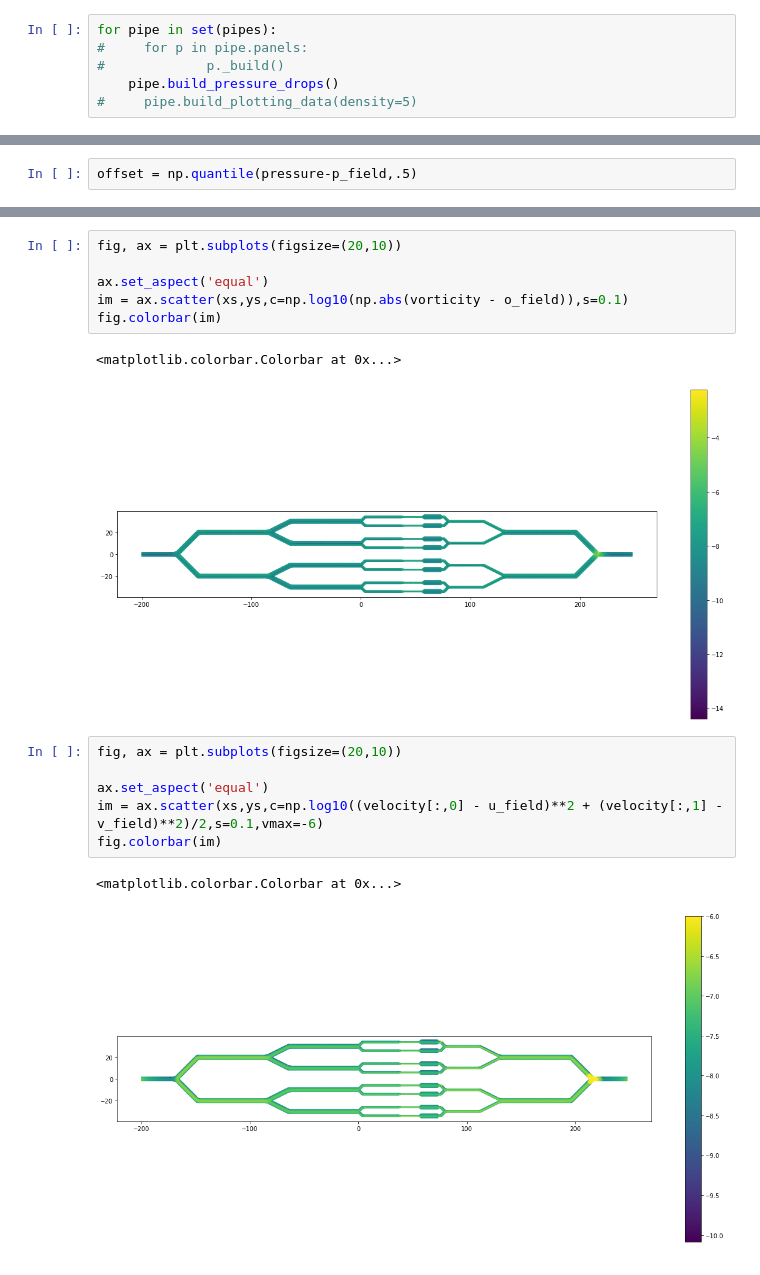
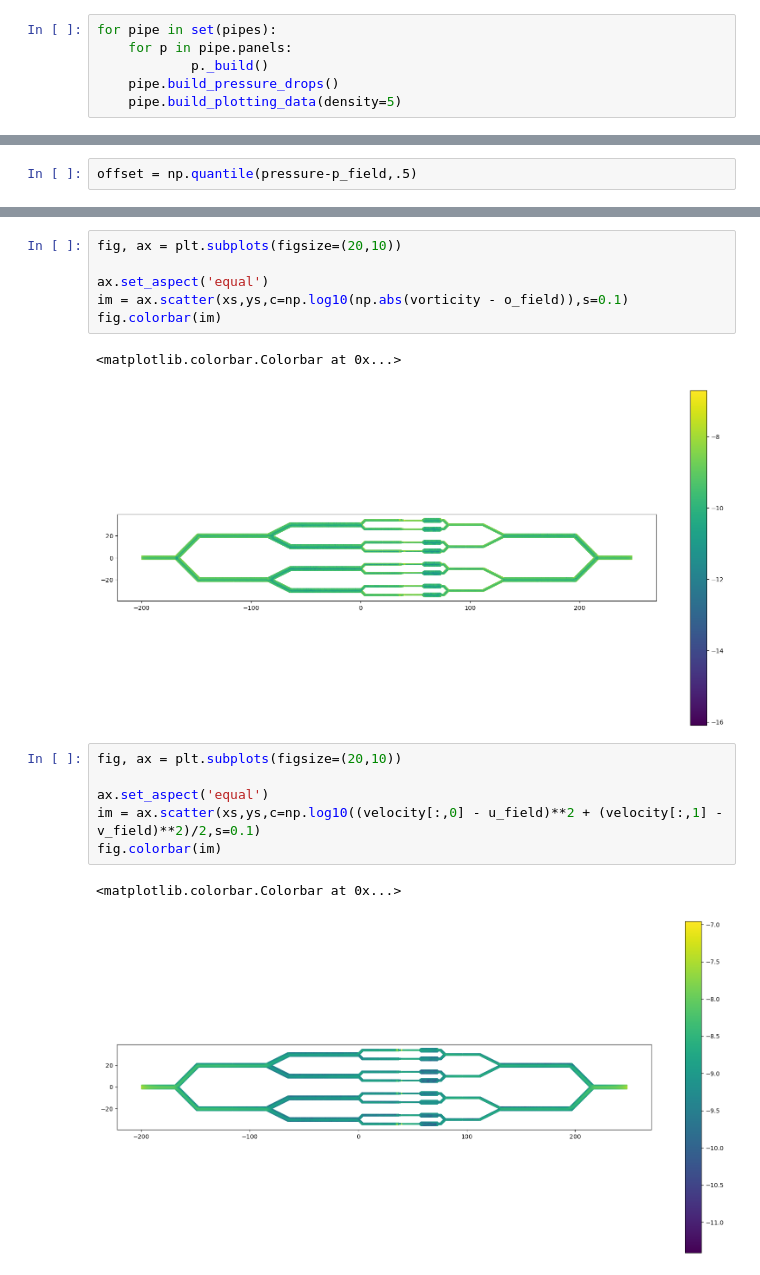
Before and after one commit to WangHaiYang874/stokes2d, a Jupyter notebook: exp3-copy/connecting.ipynb, the cells around one changed output, grey strips where cells are left out. Cells and saved outputs as stored; diff of their text form.

```diff
--- a/exp3-copy/connecting.ipynb
+++ b/exp3-copy/connecting.ipynb
@@ -22,7 +22,7 @@ with open('global_built.pickle', 'rb') as f:
     global_pipe = pickle.load(f)
 # %%
 for pipe in set(pipes):
-#     for p in pipe.panels:
-#             p._build()
+    for p in pipe.panels:
+            p._build()
     pipe.build_pressure_drops()
-#     pipe.build_plotting_data(density=5)
+    pipe.build_plotting_data(density=5)
@@ -127,13 +125,13 @@ im = ax.scatter(xs,ys,c=np.log10(np.abs(vorticity - o_field)),s=0.1)
 fig.colorbar(im)
 # %% [output]
 <matplotlib.colorbar.Colorbar at 0x...>
-[figure, old version]
+[figure, new version]
 # %%
 fig, ax = plt.subplots(figsize=(20,10))
 
 ax.set_aspect('equal')
-im = ax.scatter(xs,ys,c=np.log10((velocity[:,0] - u_field)**2 + (velocity[:,1] - v_field)**2)/2,s=0.1,vmax=-6)
+im = ax.scatter(xs,ys,c=np.log10((velocity[:,0] - u_field)**2 + (velocity[:,1] - v_field)**2)/2,s=0.1)
 fig.colorbar(im)
 # %% [output]
 <matplotlib.colorbar.Colorbar at 0x...>
-[figure, old version]
+[figure, new version]
```
Also changed, not shown: parts of 6 cells of this notebook, 12 other files.
